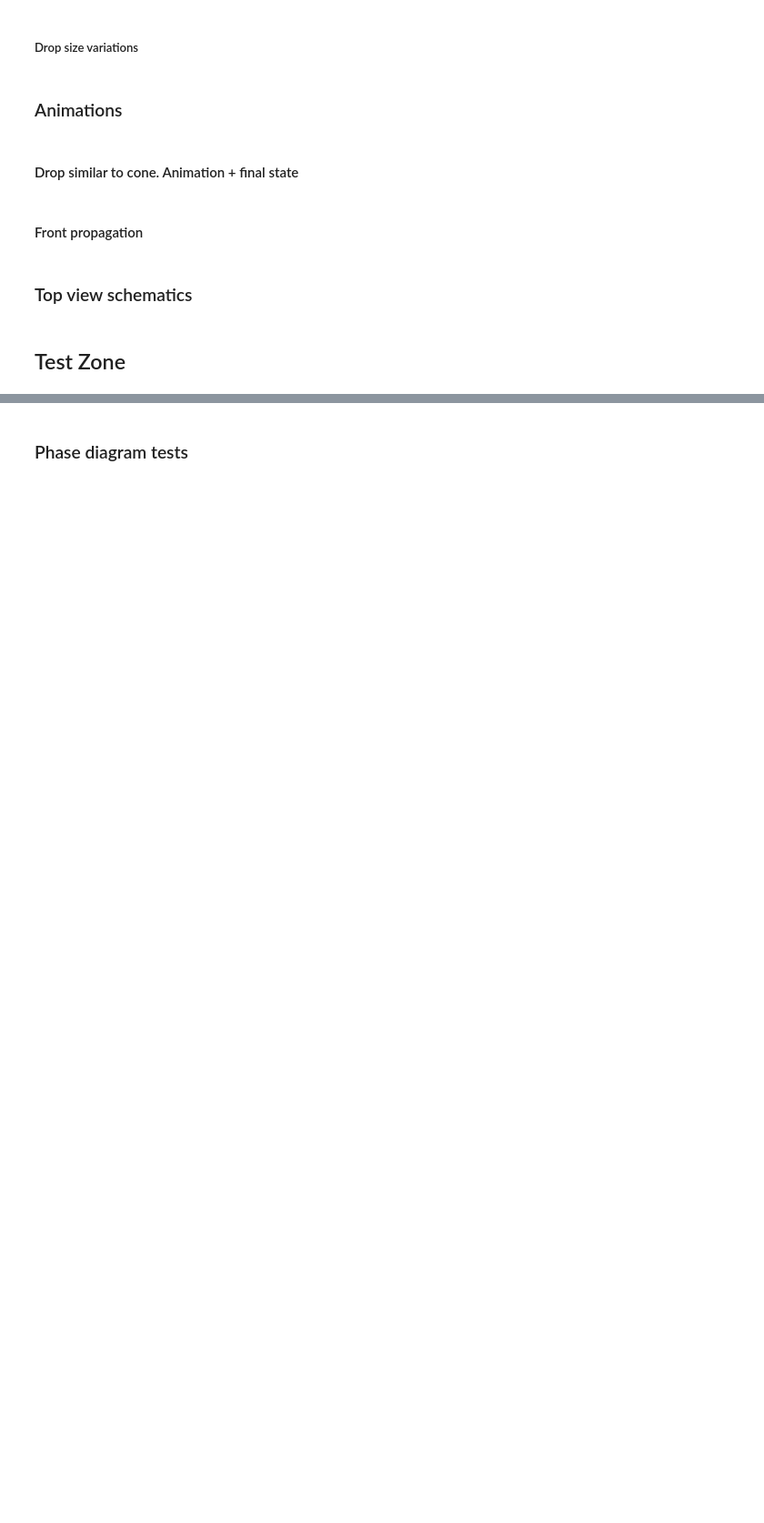
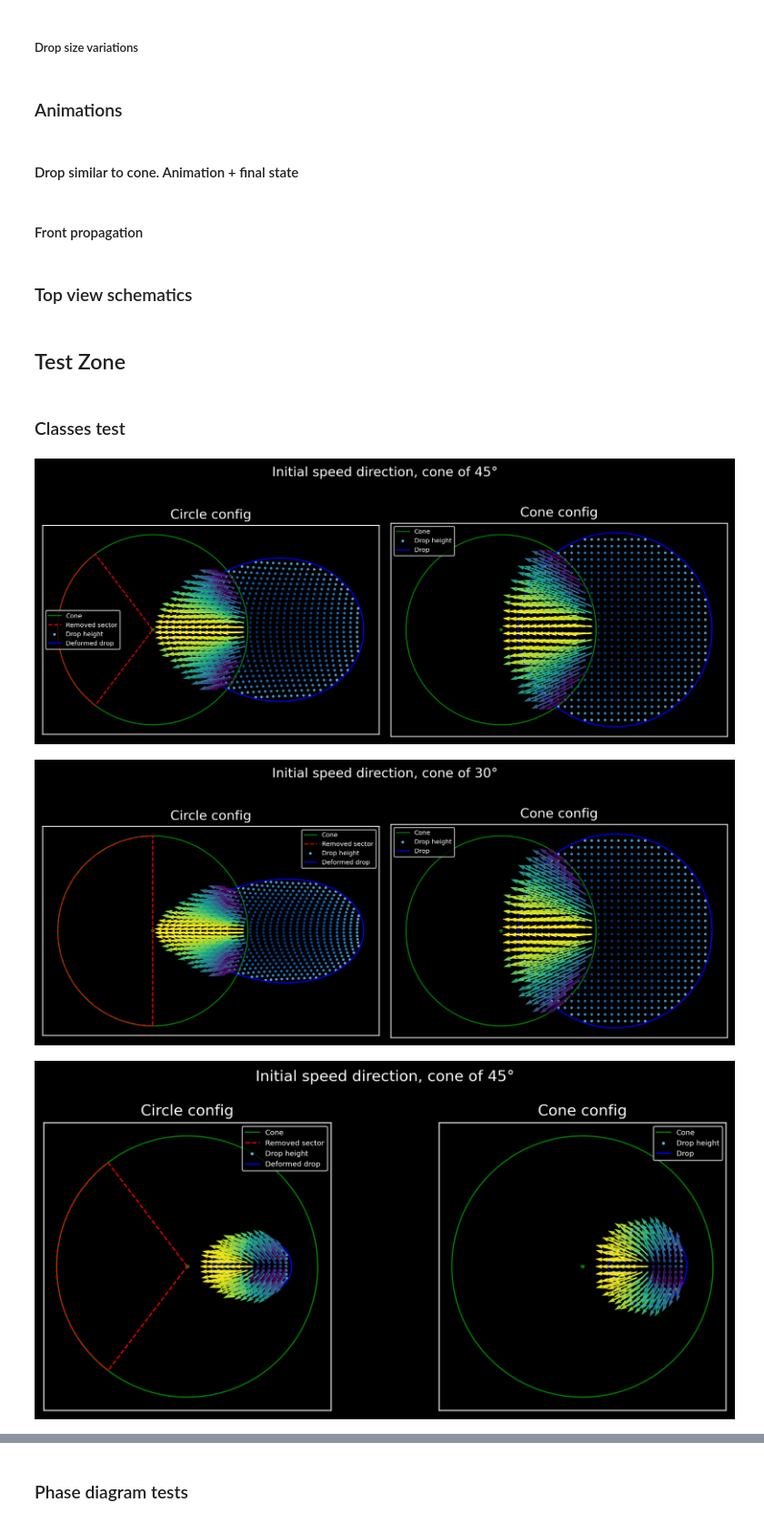
Before and after one commit to VLaplaud-Biophysics/DropProject_JupyNBs, a Jupyter notebook: Theory.ipynb, the cells around one changed output, grey strips where cells are left out. Shown at 91% size. Saved outputs shown, nothing was run; the diff lists cells and outputs as text; code cells hidden in the pictures; blank space fills up the shorter version.

```diff
--- a/Theory.ipynb
+++ b/Theory.ipynb
@@ -1275,3 +1279,51 @@ ax2.plot(Xds,Yds,'b-',lw = 2.5)
 # fig.savefig(savepath + '\TopViewSchematic.png', transparent=True)
 # %% [markdown]
 ## Test Zone
+# %% [markdown]
+### Classes test
+# %%
+
+import DropGeometryClasses as dgc
+
+D1 = dgc.Drop(5.1,6,30,4)
+D2 = dgc.Drop(2,4,20,4)
+D3 = dgc.Drop(8,10,30,4)
+D4 = dgc.Drop(1.5,2.5,15,4)
+
+C45 = dgc.Cone(5,np.pi/4)
+C60 = dgc.Cone(5,np.pi/3)
+C30 = dgc.Cone(5,np.pi/6)
+
+I_D1_C45 = C45.impact(D1)
+I_D1_C30 = C30.impact(D1)
+I_D2_C45 = C45.impact(D2)
+
+I_D3_C60 = C60.impact(D3)
+I_D3_C45 = C45.impact(D3)
+
+I_D4_C45 = C45.impact(D4)
+I_D4_C30 = C30.impact(D4)
+# %%
+# C30.draw(nolabels=True,drop=D1,dropview = 'full',title='30° cone + D1')
+# C30.draw(nolabels=True,drop=D2,dropview = 'impact', title='30° cone + D2')
+
+# C45.draw(nolabels=True,dropview = 'full',drop=D1,title='45° cone + D1')
+I_D1_C45.plot_splash_init(norm=True,title='Initial speed direction, cone of 45°',nolabels=True)
+I_D1_C30.plot_splash_init(norm=True,title='Initial speed direction, cone of 30°',nolabels=True)
+# I_D2_C45.plot_splash_init(norm=True,title='Initial speed direction, cone of 45°',nolabels=True)
+
+
+# I_D3_C60.plot_splash_init(norm=True,title='Initial speed direction, cone of 60°',nolabels=True)
+# I_D3_C45.plot_splash_init(norm=True,title='Initial speed direction, cone of 45°',nolabels=True)
+
+
+I_D4_C45.plot_splash_init(norm=True,title='Initial speed direction, cone of 45°',nolabels=True)
+I_D4_C30.plot_splash_init(norm=True,title='Initial speed direction, cone of 30°',nolabels=True)
+# C45.draw(nolabels=True,drop=D2,title='45° cone + D2')
+
+# C60.draw(nolabels=True,drop=D1,title='60° cone + D1')
+# C60.draw(nolabels=True,drop=D2,title='60° cone + D2')
+# %% [output]
+[figure, added]
+[figure, added]
+[figure, added]
```
Also changed, not shown: parts of 9 cells of this notebook.
